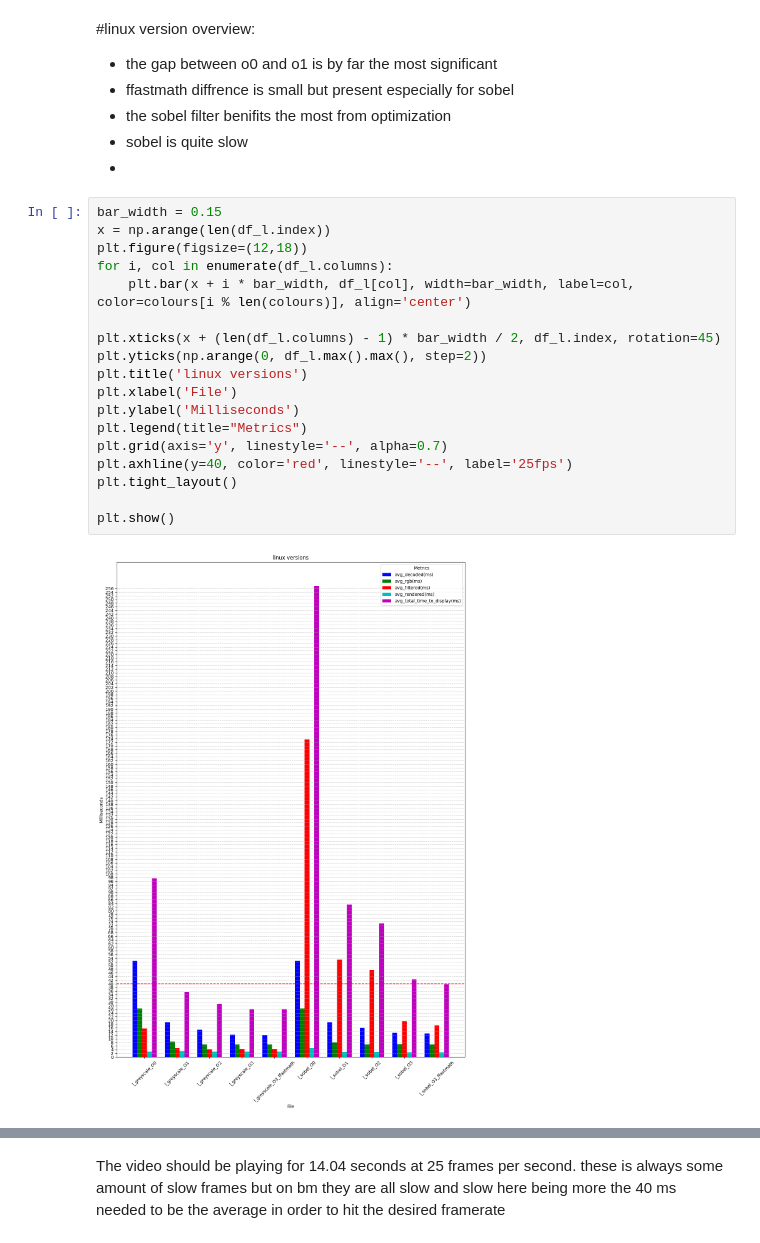
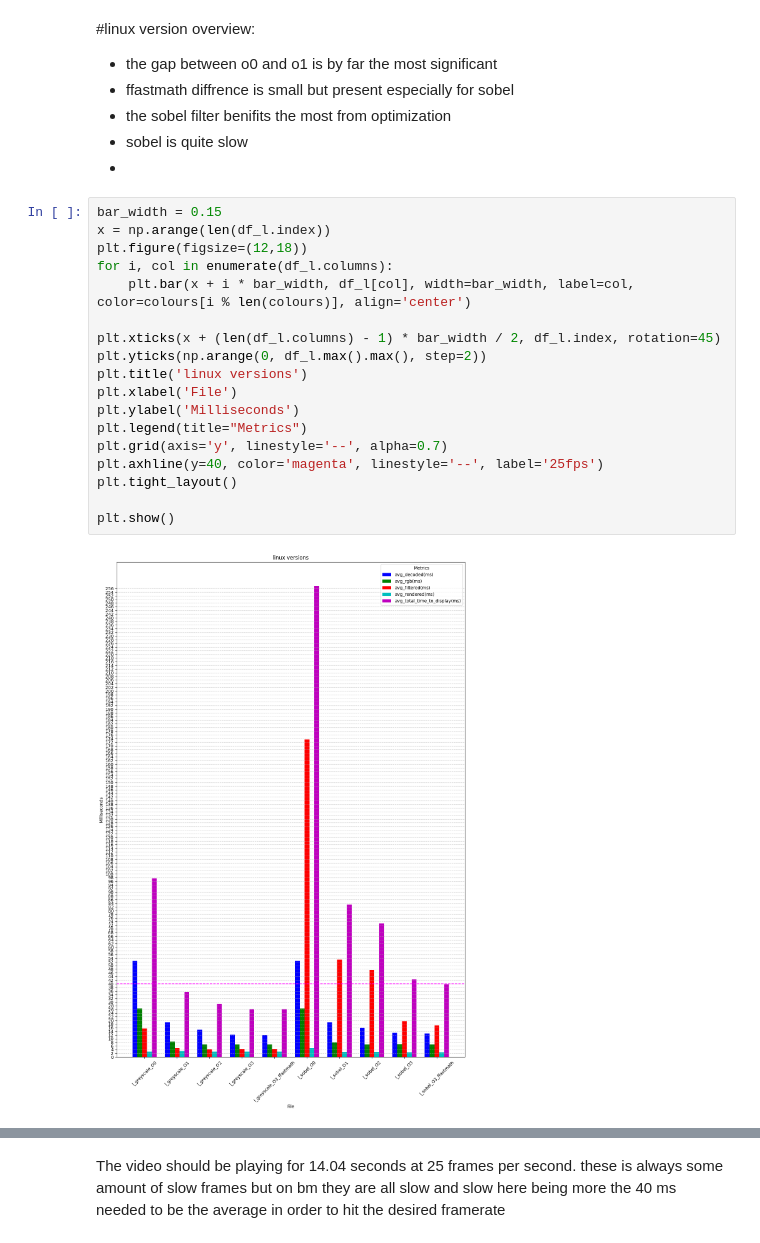
Before and after one commit to AlB1111122/FYPJupiterNotebooks, a Jupyter notebook: analyseFilterd.ipynb, the cells around one changed output, grey strips where cells are left out. Cells and saved outputs as stored; diff of their text form.

```diff
--- a/analyseFilterd.ipynb
+++ b/analyseFilterd.ipynb
@@ -160,23 +162,23 @@ df_l.head(5)
 # %%
 bar_width = 0.15
 x = np.arange(len(df_l.index))
 plt.figure(figsize=(12,18))
 for i, col in enumerate(df_l.columns):
     plt.bar(x + i * bar_width, df_l[col], width=bar_width, label=col, color=colours[i % len(colours)], align='center')
 
 plt.xticks(x + (len(df_l.columns) - 1) * bar_width / 2, df_l.index, rotation=45)
 plt.yticks(np.arange(0, df_l.max().max(), step=2))
 plt.title('linux versions')
 plt.xlabel('File')
 plt.ylabel('Milliseconds')
 plt.legend(title="Metrics")
 plt.grid(axis='y', linestyle='--', alpha=0.7)
-plt.axhline(y=40, color='red', linestyle='--', label='25fps')
+plt.axhline(y=40, color='magenta', linestyle='--', label='25fps')
 plt.tight_layout()
 
 plt.show()
 # %% [output]
-[figure, old version]
+[figure, new version]
 # %%
 df_bm.head(4)
 # %% [output]
```
Also changed, not shown: parts of 19 cells of this notebook, 2 other files.
